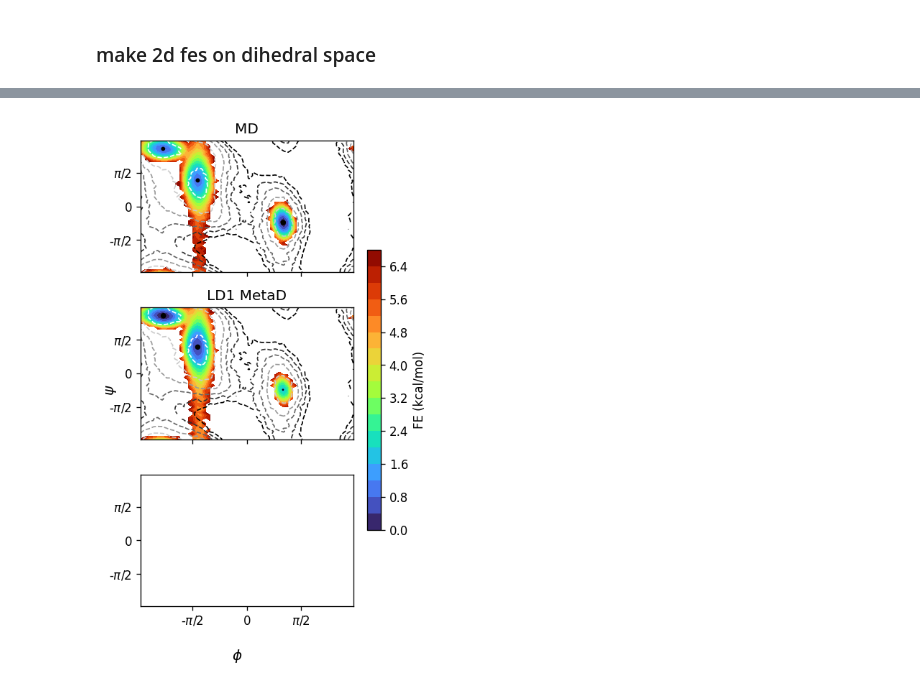
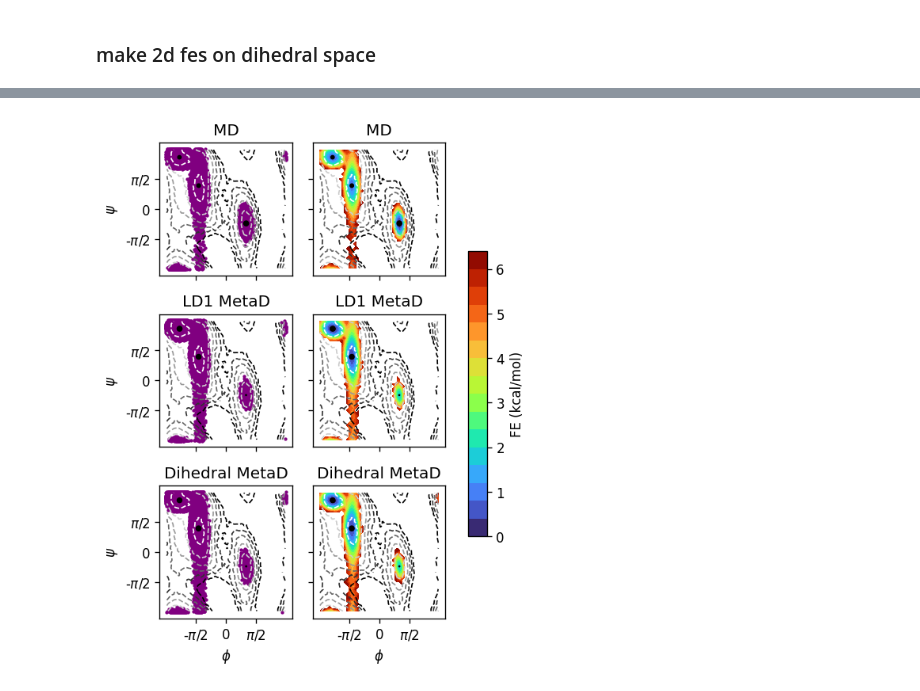
Before and after one commit to hocky-research-group/ShapeGMM_tutorial_2025, a Jupyter notebook: analyze_data/Part4_Generative.ipynb, the cells around one changed output, grey strips where cells are left out. Saved outputs shown, nothing was run; the diff lists cells and outputs as text; code cells hidden in the pictures.

```diff
--- a/analyze_data/Part4_Generative.ipynb
+++ b/analyze_data/Part4_Generative.ipynb
@@ -40,9 +40,9 @@ print(wsgmm3_ld1.weights_)
 
 
 # trained on phi-psi MetaD data
-#with open('./run_metad/bias_phi_psi/wsgmm3_bias_glen_data.pickle', 'rb') as fo:
-#    wsgmm3_dih = pickle.load(fo)
-#print(wsgmm3_dih.weights_)
+with open('outputs/clustering_biased/wsgmm3_bias_phipsi.pickle', 'rb') as fo:
+    wsgmm3_dih = pickle.load(fo)
+print(wsgmm3_dih.weights_)
 # %% [output]
 [0.5        0.26400697 0.23599303]
 [0.50623731 0.47674003 0.01702267]
@@ -72,7 +54,7 @@ print(wsgmm3_ld1.weights_)
 # %%
 num_bins = 50
 kt = 0.596161  # @ 300K in kcal/mol unit
-path_file_ = '..//generate_data/metad_lda/bias_phipsi/alaA_100ns_biasphipsi_h0.5_sigma0.4_BF8.cv.dat'
+path_file_ = '../generate_data/metad_lda/bias_phipsi/alaA_100ns_biasphipsi_h0.5_sigma0.4_BF8.cv.dat'
 
 phi_, psi_, meta_rbias = np.loadtxt(path_file_, usecols=(2,3,5), unpack=True)
 phi_ *= 180/3.14
@@ -98,4 +80,6 @@ cbar = fig.colorbar(im, ax=ax)
 cbar.set_label('FE (kcal/mol)')
 ax.set_xlabel('$\phi$')
 ax.set_ylabel('$\psi$')
+
+ax.set_aspect("equal")
 # %% [output]
@@ -104,25 +87,11 @@ Text(0, 0.5, '$\\psi$')
 # %%
 # 3 clusters
-#wsgmm_objs_list = [wsgmm3_md, wsgmm3_ld1, wsgmm3_dih]
-
-wsgmm_objs_list = [wsgmm3_md, wsgmm3_ld1]
-
-# 4 clusters
-#wsgmm_objs_list = [wsgmm4_md, wsgmm4_ld1, wsgmm4_dih]
+wsgmm_objs_list = [wsgmm3_md, wsgmm3_ld1, wsgmm3_dih]
 # %%
 num_samples = 1000000
 
-fig, axs = plt.subplots(3, 1, figsize=(3.2,6.5), sharex=True, sharey=True, dpi=120)
-axs = axs.reshape([-1])
-fig.supxlabel("$\phi$")
-fig.supylabel("$\psi$")
+fig, axs = plt.subplots(3, 2, figsize=(4,6), sharex=True, sharey=True, dpi=120)
 titles = ["MD", "LD1 MetaD", "Dihedral MetaD"]
-
-
-axs[0].set_xticks([-90,0,90])
-axs[0].set_xticklabels(["-$\pi/2$", 0, "$\pi/2$"])
-axs[0].set_yticks([-90,0,90])
-axs[0].set_yticklabels(["-$\pi/2$", 0, "$\pi/2$"])
 
 # loop over the sizes
 for i in range(len(wsgmm_objs_list)):
@@ -132,37 +101,56 @@ for i in range(len(wsgmm_objs_list)):
         gen_trj = obj.generate(num_samples)
 
         # compute phi-psi for generated traj
         phi, psi = calc_phi_psi(gen_trj)
 
         # compute phi-psi for cluster centers
         phi_centers, psi_centers = calc_phi_psi(obj.means_)
 
         # histogram
         hist, xedges, yedges = np.histogram2d(phi, psi, bins=num_bins, density=True)
 
         xcenters = (xedges[1:]+xedges[:-1])/2.0
         ycenters = (yedges[1:]+yedges[:-1])/2.0
 
         fe = -kt*np.log(hist)
         fe -= fe.min()
 
-        axs[i].set_title(titles[i])
-        im = axs[i].contourf(xcenters, ycenters, fe.T, cmap="turbo", levels=20)
-        axs[i].contour(xx, yy, fe_ref.T, cmap="binary", levels=np.arange(1,12,2), linestyles="--", linewidths=1.0)
-        axs[i].scatter(phi_centers, psi_centers, marker="o", s=obj.weights_*25.0, color="k")
+        axs[i][0].set_title(titles[i])
+        im = axs[i][0].scatter(phi, psi, marker='.', s=10, color='purple')
+        axs[i][0].contour(xx, yy, fe_ref.T, cmap="binary", levels=np.arange(1,12,2), linestyles="--", linewidths=1.0)
+        axs[i][0].scatter(phi_centers, psi_centers, marker="o", s=obj.weights_*25.0, color="k")
+        axs[i][0].set_aspect("equal")
+        axs[i][0].set_xticks([-90,0,90])
+        axs[i][0].set_xticklabels(["-$\pi/2$", 0, "$\pi/2$"])
+        axs[i][0].set_yticks([-90,0,90])
+        axs[i][0].set_yticklabels(["-$\pi/2$", 0, "$\pi/2$"])
+        axs[i][0].set_title(titles[i])
+        axs[i][0].set_ylabel("$\psi$")
+
+        im = axs[i][1].contourf(xcenters, ycenters, fe.T, cmap="turbo", levels=20)
+        axs[i][1].contour(xx, yy, fe_ref.T, cmap="binary", levels=np.arange(1,12,2), linestyles="--", linewidths=1.0)
+        axs[i][1].scatter(phi_centers, psi_centers, marker="o", s=obj.weights_*25.0, color="k")
+        axs[i][1].set_aspect("equal")
+        axs[i][1].set_xticks([-90,0,90])
+        axs[i][1].set_xticklabels(["-$\pi/2$", 0, "$\pi/2$"])
+        axs[i][1].set_yticks([-90,0,90])
+        axs[i][1].set_yticklabels(["-$\pi/2$", 0, "$\pi/2$"])
+        axs[i][1].set_title(titles[i])
+
+axs[2][0].set_xlabel("$\phi$")
+axs[2][1].set_xlabel("$\phi$")
 
 
 # Create a common colorbar
 cbar_ax = fig.add_axes([0.97, 0.25, 0.05, 0.5])  # [x, y, width, height]
 cbar = fig.colorbar(im, cax=cbar_ax)
 
 # Optionally, add a label to the colorbar
 cbar.set_label('FE (kcal/mol)')
-#cbar.set_ticks(np.arange(0, 6, 0.5))
-#cbar.set_ticklabels(np.arange(0, 6, 0.5))
+cbar.set_ticks(np.arange(0, 7, 1.0))
 
 
 fig.tight_layout()
 fig.subplots_adjust(left=0.15, right=0.92)
 # %% [output]
-[figure, old version]
+[figure, new version]
```
Also changed, not shown: parts of 6 cells of this notebook, 4 other files.
